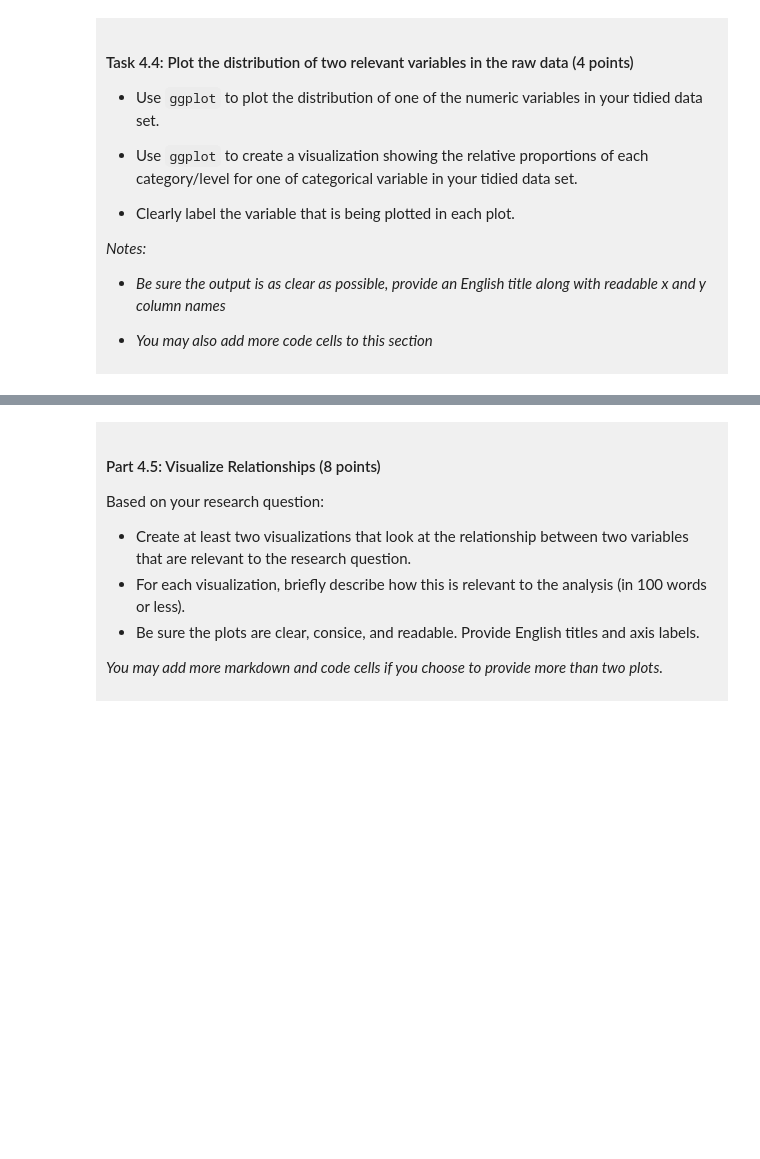
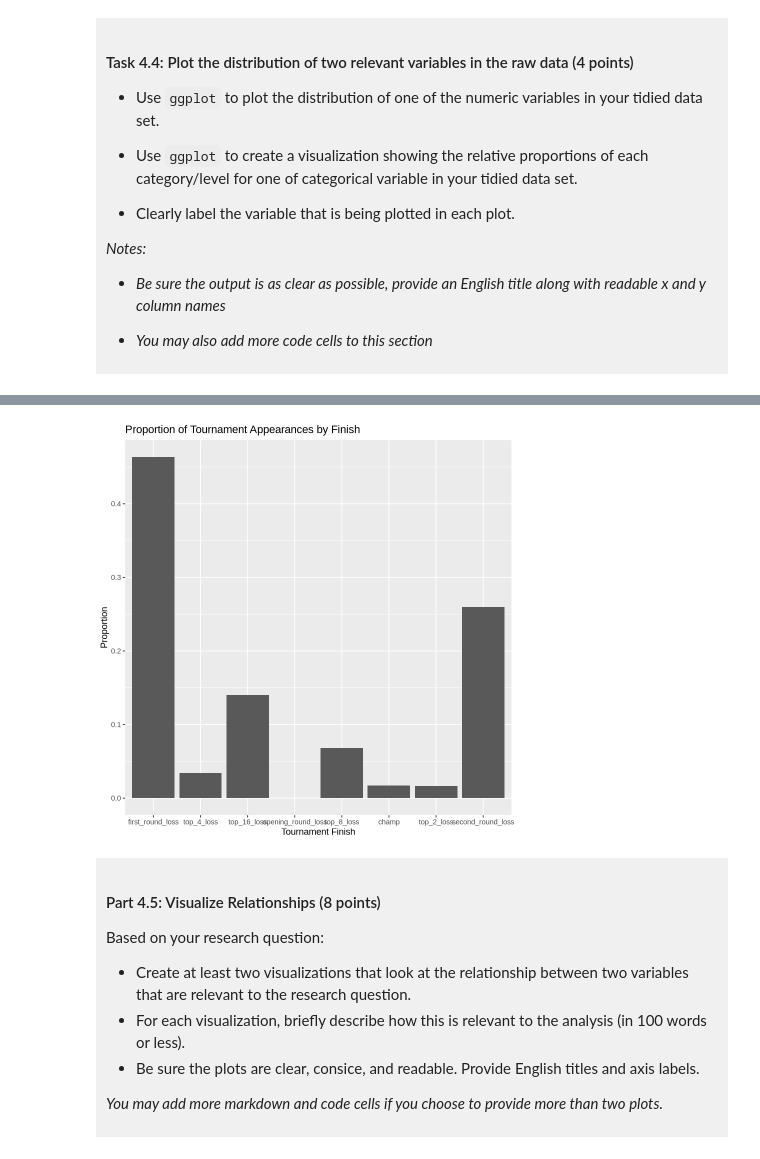
Before and after one commit to MasterJJshen/dsci-100-project-zhiheng-shao, a Jupyter notebook: dsci-100-project-notebook.ipynb, the cells around one changed output, grey strips where cells are left out. Saved outputs shown, nothing was run; the diff lists cells and outputs as text; code cells hidden in the pictures; blank space fills up the shorter version.

```diff
--- a/dsci-100-project-notebook.ipynb
+++ b/dsci-100-project-notebook.ipynb
@@ -299,5 +347,13 @@ You will refine your research question (if needed) and produce a tidy data set.
 # %%
-### EDIT THIS CODE CELL FOR PLOT 2 ###
+ggplot(class_data, aes(x = tourney_finish, y = after_stat(prop), group = 1)) +
+    geom_bar(stat = "count") +
+    labs(
+        title = "Proportion of Tournament Appearances by Finish",
+        x = "Tournament Finish",
+        y = "Proportion"
+    )
+# %% [output]
+[figure, added]
 # %% [markdown]
 <div style="background-color: #f0f0f0; padding: 10px;">
 
```
Also changed, not shown: parts of 7 cells of this notebook.
